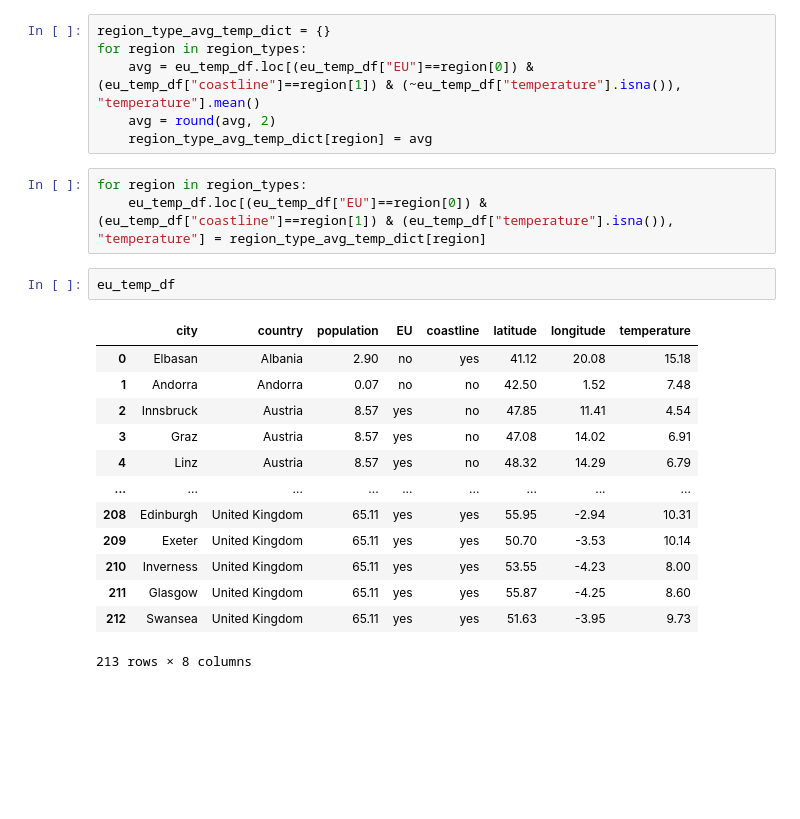
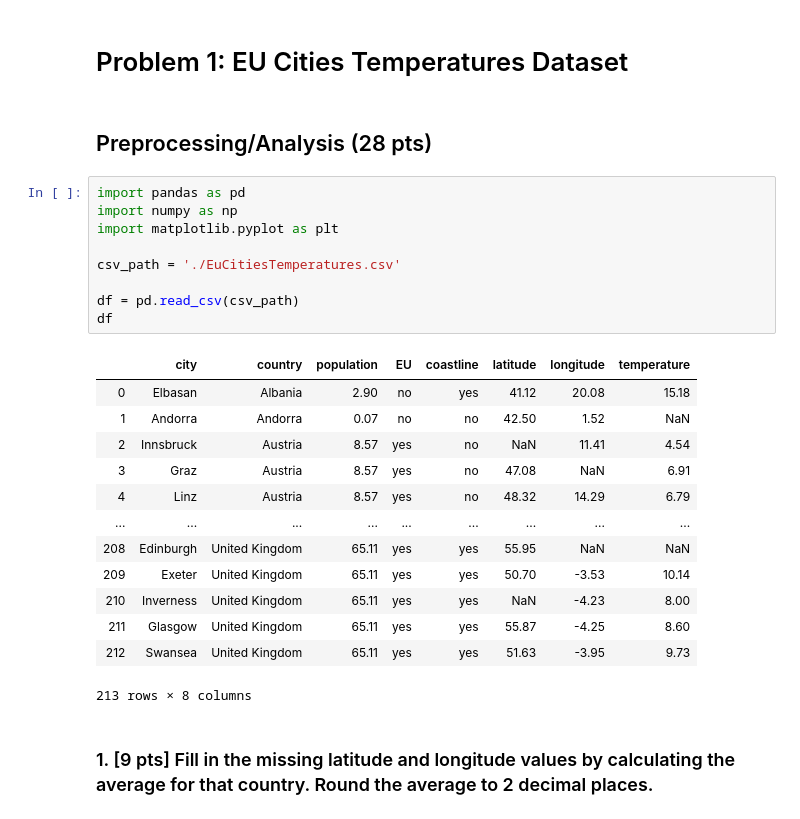
Before and after one commit to PinkmanusRex/CS210-HW3, a Jupyter notebook: eucities_temps.ipynb, the cells around one changed output. Saved outputs shown, nothing was run; the diff lists cells and outputs as text; blank space fills up the shorter version.

Commit message:
Problem 1

```diff
--- a/eucities_temps.ipynb
+++ b/eucities_temps.ipynb
@@ -157,25 +1,29 @@ region_types = [("no", "no"), ("no", "yes"), ("yes", "yes"), ("yes", "no")]
-# %%
-region_type_avg_temp_dict = {}
-for region in region_types:
-    avg = eu_temp_df.loc[(eu_temp_df["EU"]==region[0]) & (eu_temp_df["coastline"]==region[1]) & (~eu_temp_df["temperature"].isna()), "temperature"].mean()
-    avg = round(avg, 2)
-    region_type_avg_temp_dict[region] = avg
-# %%
-for region in region_types:
-    eu_temp_df.loc[(eu_temp_df["EU"]==region[0]) & (eu_temp_df["coastline"]==region[1]) & (eu_temp_df["temperature"].isna()), "temperature"] = region_type_avg_temp_dict[region]
-# %%
-eu_temp_df
-# %% [output]
-|  | city | country | population | EU | coastline | latitude | longitude | temperature |
-| 0 | Elbasan | Albania | 2.90 | no | yes | 41.12 | 20.08 | 15.18 |
-| 1 | Andorra | Andorra | 0.07 | no | no | 42.50 | 1.52 | 7.48 |
-| 2 | Innsbruck | Austria | 8.57 | yes | no | 47.85 | 11.41 | 4.54 |
-| 3 | Graz | Austria | 8.57 | yes | no | 47.08 | 14.02 | 6.91 |
-| 4 | Linz | Austria | 8.57 | yes | no | 48.32 | 14.29 | 6.79 |
-| ... | ... | ... | ... | ... | ... | ... | ... | ... |
-| 208 | Edinburgh | United Kingdom | 65.11 | yes | yes | 55.95 | -2.94 | 10.31 |
-| 209 | Exeter | United Kingdom | 65.11 | yes | yes | 50.70 | -3.53 | 10.14 |
-| 210 | Inverness | United Kingdom | 65.11 | yes | yes | 53.55 | -4.23 | 8.00 |
-| 211 | Glasgow | United Kingdom | 65.11 | yes | yes | 55.87 | -4.25 | 8.60 |
-| 212 | Swansea | United Kingdom | 65.11 | yes | yes | 51.63 | -3.95 | 9.73 |
-213 rows × 8 columns
+# %% [markdown]
+# Problem 1: EU Cities Temperatures Dataset
+# %% [markdown]
+## Preprocessing/Analysis (28 pts)
+# %%
+import pandas as pd
+import numpy as np
+import matplotlib.pyplot as plt
+
+csv_path = './EuCitiesTemperatures.csv'
+
+df = pd.read_csv(csv_path)
+df
+# %% [output]
+|  | city | country | population | EU | coastline | latitude | longitude | temperature |
+| 0 | Elbasan | Albania | 2.90 | no | yes | 41.12 | 20.08 | 15.18 |
+| 1 | Andorra | Andorra | 0.07 | no | no | 42.50 | 1.52 | NaN |
+| 2 | Innsbruck | Austria | 8.57 | yes | no | NaN | 11.41 | 4.54 |
+| 3 | Graz | Austria | 8.57 | yes | no | 47.08 | NaN | 6.91 |
+| 4 | Linz | Austria | 8.57 | yes | no | 48.32 | 14.29 | 6.79 |
+| ... | ... | ... | ... | ... | ... | ... | ... | ... |
+| 208 | Edinburgh | United Kingdom | 65.11 | yes | yes | 55.95 | NaN | NaN |
+| 209 | Exeter | United Kingdom | 65.11 | yes | yes | 50.70 | -3.53 | 10.14 |
+| 210 | Inverness | United Kingdom | 65.11 | yes | yes | NaN | -4.23 | 8.00 |
+| 211 | Glasgow | United Kingdom | 65.11 | yes | yes | 55.87 | -4.25 | 8.60 |
+| 212 | Swansea | United Kingdom | 65.11 | yes | yes | 51.63 | -3.95 | 9.73 |
+213 rows × 8 columns
+# %% [markdown]
+### 1. [9 pts] Fill in the missing latitude and longitude values by calculating the average for that country. Round the average to 2 decimal places.
```
Also changed, not shown: parts of 38 cells of this notebook.
